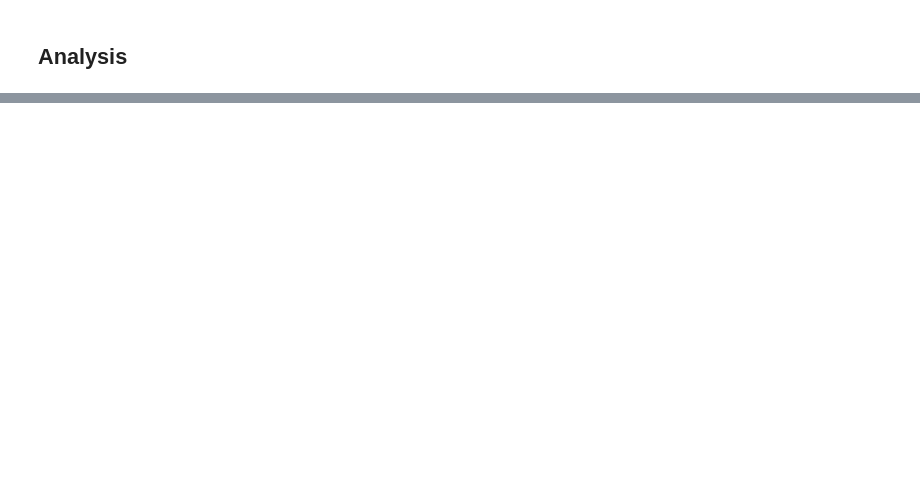
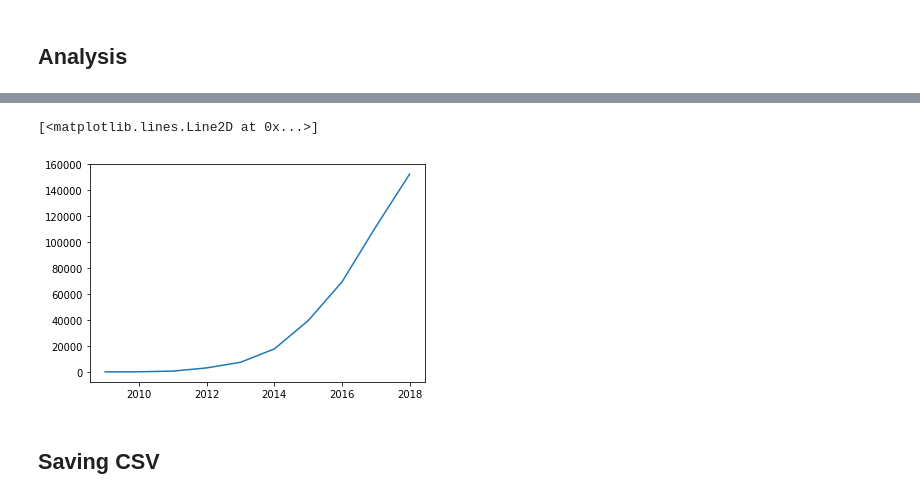
Before and after one commit to CaillouxZinzin/AirBnBAnalysis, a Jupyter notebook: AirbnbAnalysis/BerlinData.ipynb, the cells around one changed output, grey strips where cells are left out. Drawn from its saved outputs; the diff is of its cells as text; code cells hidden in the pictures; blank space fills up the shorter version.

```diff
--- a/AirbnbAnalysis/BerlinData.ipynb
+++ b/AirbnbAnalysis/BerlinData.ipynb
@@ -48,0 +156,6 @@ listing.head(5)
+# %%
+review['date'] = pd.to_datetime(review['date'])
+year = review.loc[:,['date']]
+yearReview = year.groupby(year.date.dt.year).count()
+print("Total reviews per year :")
+yearReview
@@ -48,0 +176,7 @@ listing.head(5)
+# %%
+plt.plot(yearReview)
+# %% [output]
+[<matplotlib.lines.Line2D at 0x...>]
+[figure, added]
+# %% [markdown]
+## Saving CSV
```
Also changed, not shown: parts of 18 cells of this notebook, 6 other files.
